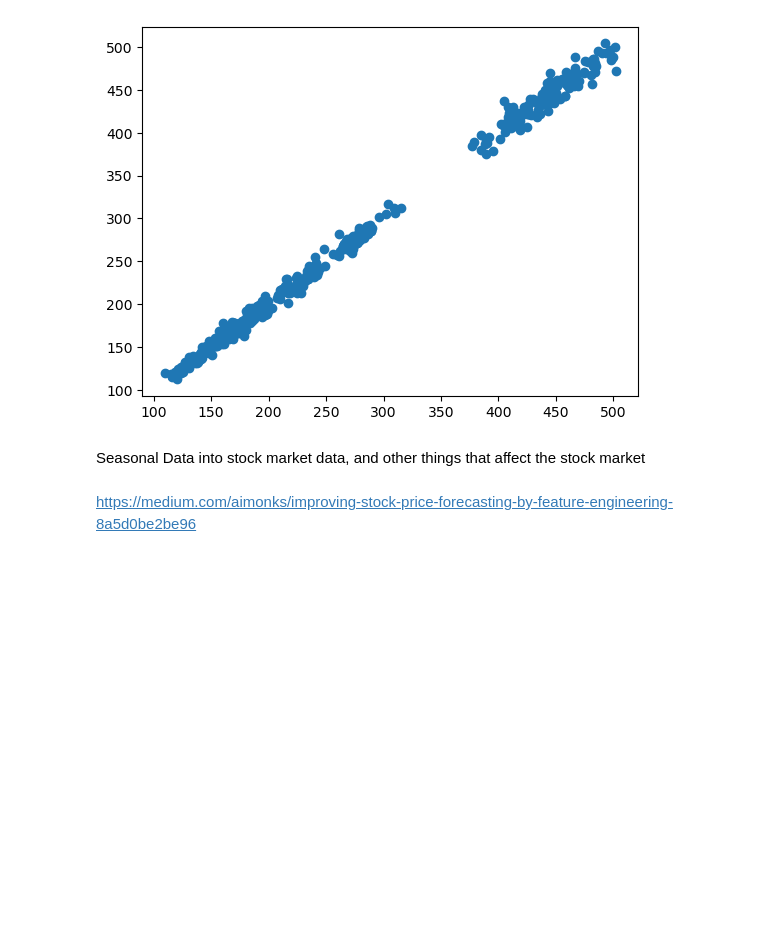
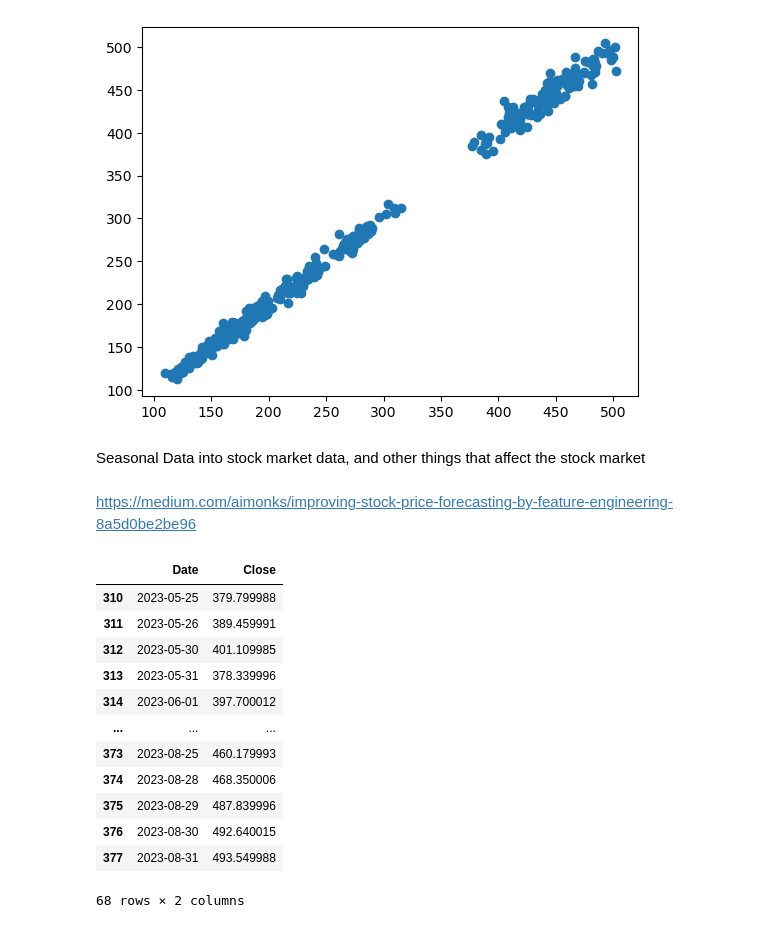
Before and after one commit to mrrkdas/Finance, a Jupyter notebook: Project/projectv2.ipynb, the cells around one changed output. Saved outputs shown, nothing was run; the diff lists cells and outputs as text; code cells hidden in the pictures; blank space fills up the shorter version.

```diff
--- a/Project/projectv2.ipynb
+++ b/Project/projectv2.ipynb
@@ -171,3 +171,21 @@ y = df[["Close"]]
 Seasonal Data into stock market data, and other things that affect the stock market
 # %% [markdown]
 https://medium.com/aimonks/improving-stock-price-forecasting-by-feature-engineering-8a5d0be2be96
+# %%
+df_spot = df[["Date", "Close"]][310:378]
+# %%
+df_spot
+# %% [output]
+|  | Date | Close |
+| 310 | 2023-05-25 | 379.799988 |
+| 311 | 2023-05-26 | 389.459991 |
+| 312 | 2023-05-30 | 401.109985 |
+| 313 | 2023-05-31 | 378.339996 |
+| 314 | 2023-06-01 | 397.700012 |
+| ... | ... | ... |
+| 373 | 2023-08-25 | 460.179993 |
+| 374 | 2023-08-28 | 468.350006 |
+| 375 | 2023-08-29 | 487.839996 |
+| 376 | 2023-08-30 | 492.640015 |
+| 377 | 2023-08-31 | 493.549988 |
+68 rows × 2 columns
```
Also changed, not shown: parts of 7 cells of this notebook.
